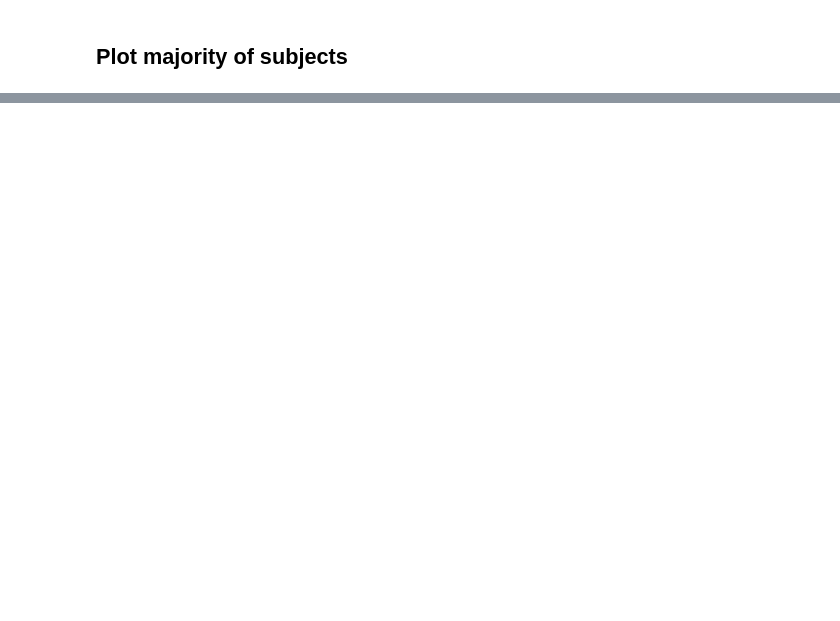
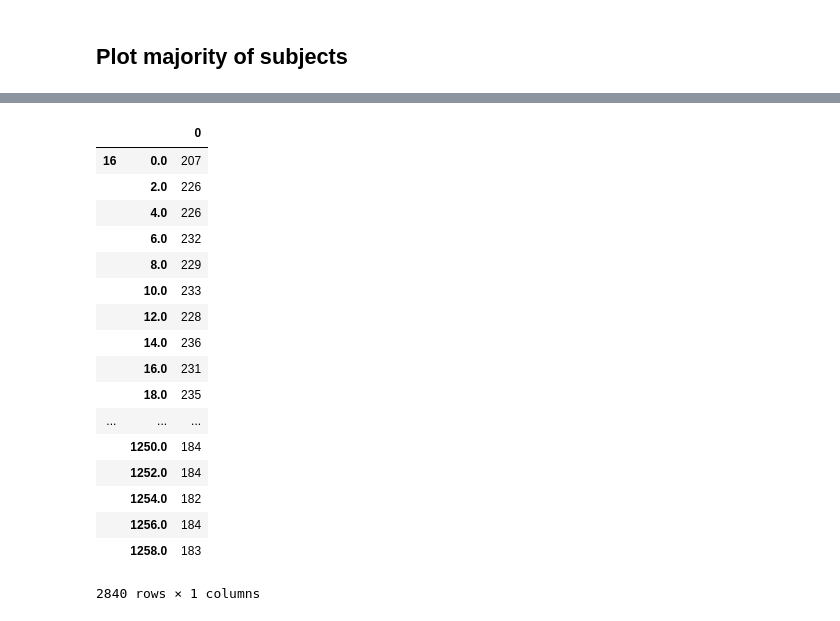
Before and after one commit to JustinShenk/sensei, a Jupyter notebook: Analyze_Data.ipynb, the cells around one changed output, grey strips where cells are left out. Drawn from its saved outputs; the diff is of its cells as text; code cells hidden in the pictures; blank space fills up the shorter version.

```diff
--- a/Analyze_Data.ipynb
+++ b/Analyze_Data.ipynb
@@ -70,0 +72,21 @@ plot_subjects(data, subject_meta.keys(),exclude_outliers=True)
+# %%
+import csv
+import pandas as pd
+
+df = pd.DataFrame()
+df_list = []
+keys = []
+
+# Convert data into one table
+for subject_id in subject_meta.keys():
+    print(subject_id)
+    subject_data = get_subject(data,subject_id)
+    baseline = get_baseline(subject_data)
+    times, widths = get_distances(subject_data)
+    time_delta = [(x-times[0]).total_seconds() for x in times]
+    # Trim to about first 20 minutes
+#     time_delta = time_delta[:21*30]
+#     widths = widths[:21*30]
+    df = pd.DataFrame(pd.Series(widths, index=time_delta))
+    df_list.append(df)
+    keys.append(subject_id)
@@ -70,0 +101,22 @@ plot_subjects(data, subject_meta.keys(),exclude_outliers=True)
+# %%
+df = pd.concat(df_list, keys = keys)
+df
+# %% [output]
+|  |  | 0 |
+| 16 | 0.0 | 207 |
+|  | 2.0 | 226 |
+|  | 4.0 | 226 |
+|  | 6.0 | 232 |
+|  | 8.0 | 229 |
+|  | 10.0 | 233 |
+|  | 12.0 | 228 |
+|  | 14.0 | 236 |
+|  | 16.0 | 231 |
+|  | 18.0 | 235 |
+| ... | ... | ... |
+|  | 1250.0 | 184 |
+|  | 1252.0 | 184 |
+|  | 1254.0 | 182 |
+|  | 1256.0 | 184 |
+|  | 1258.0 | 183 |
+2840 rows × 1 columns
```
Also changed, not shown: parts of 10 cells of this notebook.
